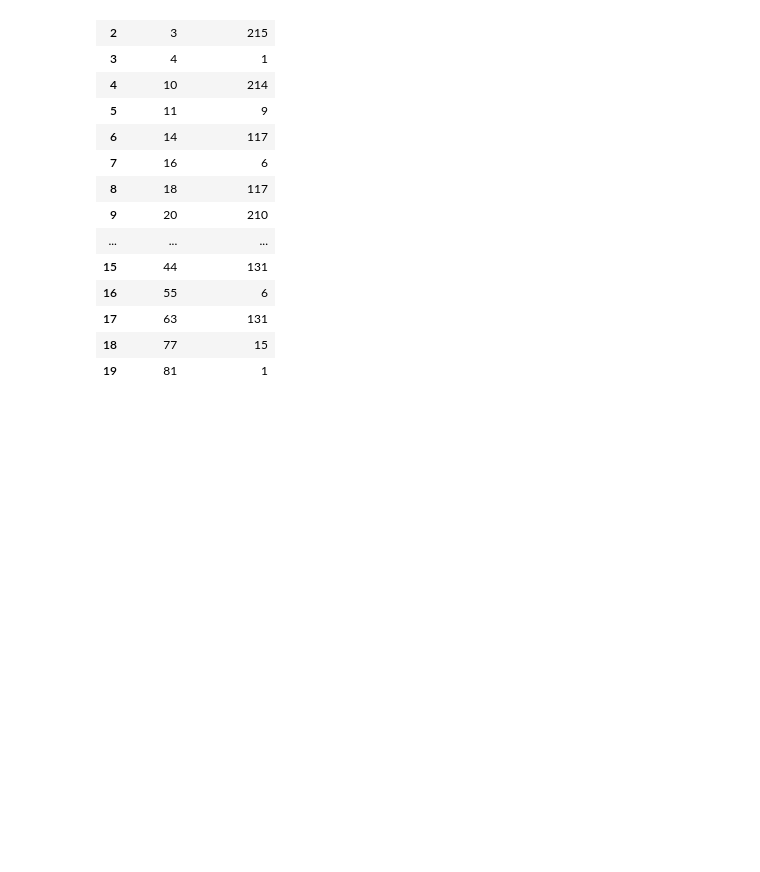
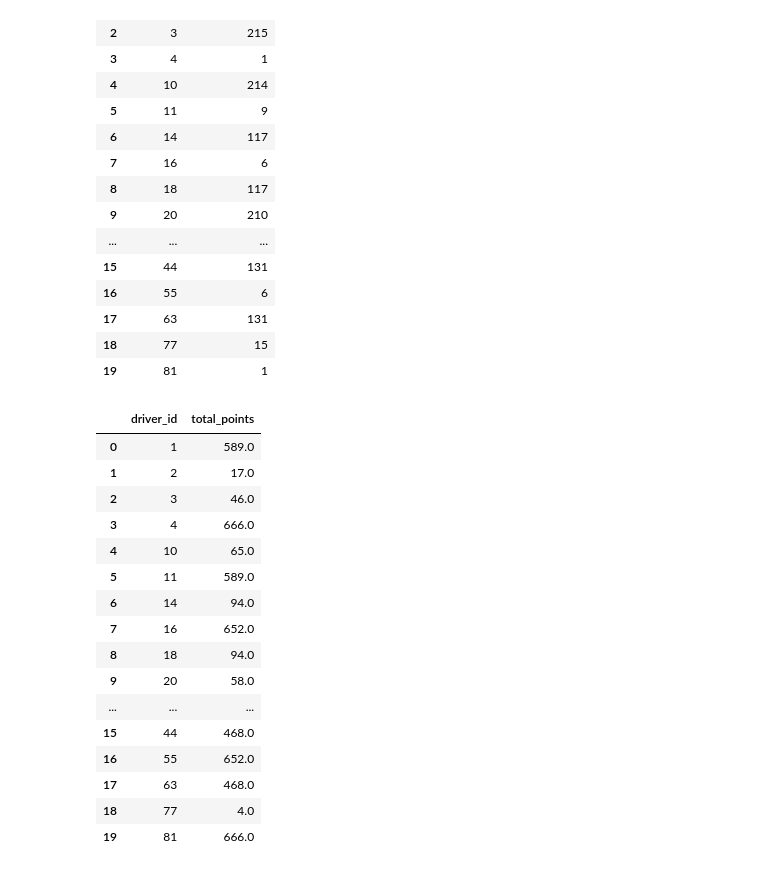
Before and after one commit to elcid14/f1-machine-learning-project, a Jupyter notebook: f1-prediction-project.ipynb, the cells around one changed output. Cells and saved outputs as stored; diff of their text form; code cells hidden in the pictures; blank space fills up the shorter version.

```diff
--- a/f1-prediction-project.ipynb
+++ b/f1-prediction-project.ipynb
@@ -786,3 +804,50 @@ drivers_combined_constructor_id_df[["driver_id","constructor_id"]]
 | 17 | 63 | 131 |
 | 18 | 77 | 15 |
 | 19 | 81 | 1 |
+# %%
+#now that we have our counstructor ids matched to our drivers lets get the constructor results and match those to our drivers
+
+# Load and preprocess constructor results
+constructor_results_df = pd.read_csv('constructor_results.csv').rename(
+    columns={"constructorId": "constructor_id", "raceId": "race_id_kaggle"}
+)
+
+# Filter relevant race IDs and sum points per constructor per race
+constructor_results_df = (
+    constructor_results_df.loc[constructor_results_df["race_id_kaggle"].isin(race_ids_kaggle_data_2024)]
+    .groupby(["race_id_kaggle", "constructor_id"])["points"]
+    .sum()
+    .reset_index()
+    .rename(columns={"points": "total_points"})
+)
+
+driver_constructor_points_final = constructor_results_df.merge(
+    drivers_combined_constructor_id_df, on="constructor_id", how="inner"
+)
+
+# Sum total points per driver across all their constructors
+driver_constructor_points_final = (
+    driver_constructor_points_final.groupby("driver_id")["total_points"]
+    .sum()
+    .reset_index()
+)
+
+driver_constructor_points_final[["driver_id", "total_points"]]
+# %% [output]
+|  | driver_id | total_points |
+| 0 | 1 | 589.0 |
+| 1 | 2 | 17.0 |
+| 2 | 3 | 46.0 |
+| 3 | 4 | 666.0 |
+| 4 | 10 | 65.0 |
+| 5 | 11 | 589.0 |
+| 6 | 14 | 94.0 |
+| 7 | 16 | 652.0 |
+| 8 | 18 | 94.0 |
+| 9 | 20 | 58.0 |
+| ... | ... | ... |
+| 15 | 44 | 468.0 |
+| 16 | 55 | 652.0 |
+| 17 | 63 | 468.0 |
+| 18 | 77 | 4.0 |
+| 19 | 81 | 666.0 |
```
Also changed, not shown: parts of 9 cells of this notebook.
